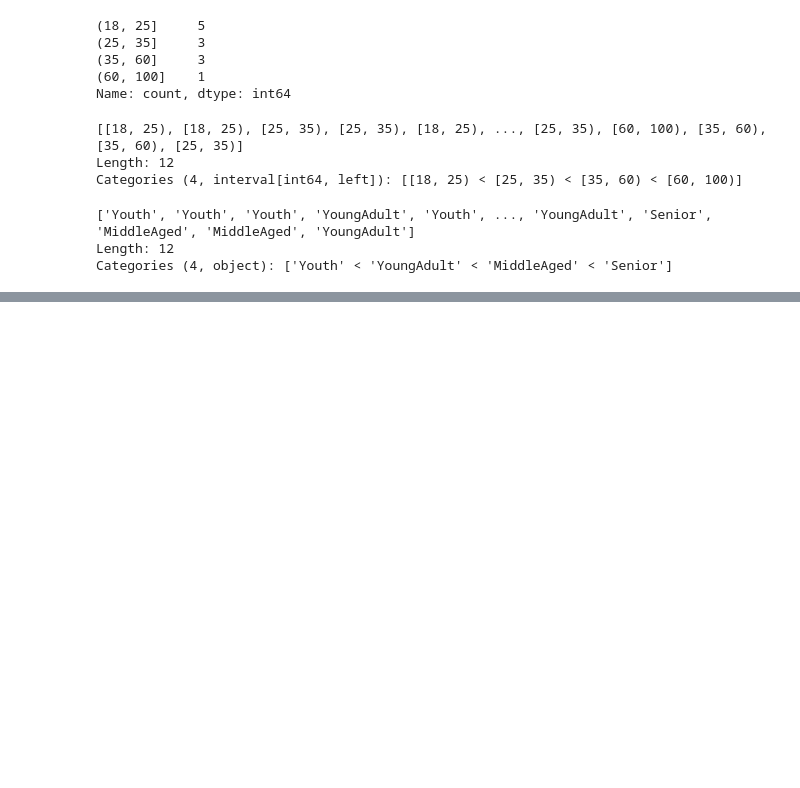
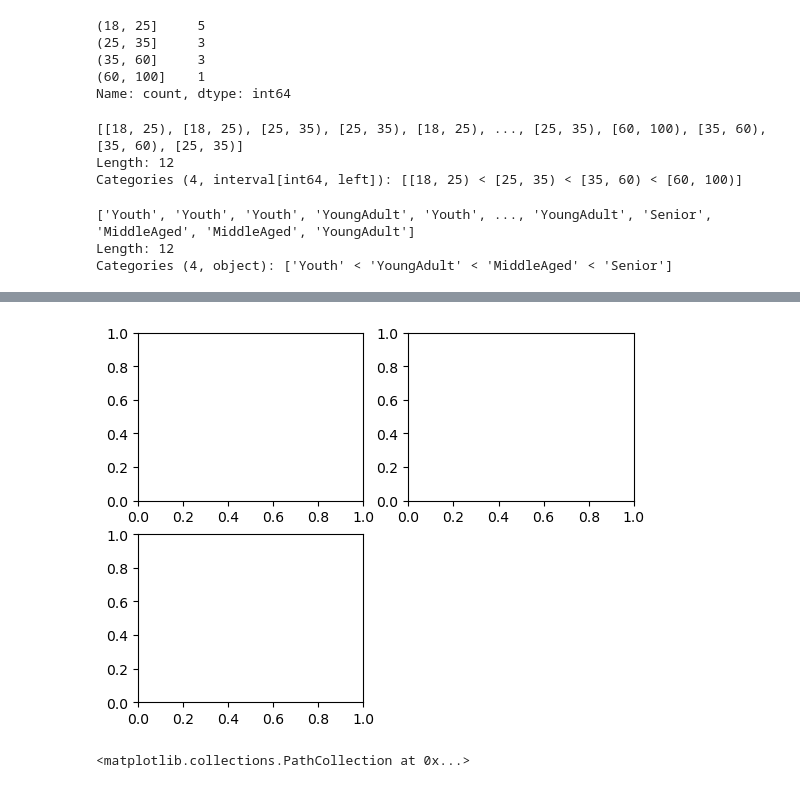
Before and after one commit to EON-DC/myKaggleProjects, a Jupyter notebook: notebooks/books/python_for_data_analysis2.ipynb, the cells around one changed output, grey strips where cells are left out. Cells and saved outputs as stored; diff of their text form; code cells hidden in the pictures; blank space fills up the shorter version.

```diff
--- a/notebooks/books/python_for_data_analysis2.ipynb
+++ b/notebooks/books/python_for_data_analysis2.ipynb
@@ -208,0 +2133,10 @@ data= np.random.uniform(size=20)
+# %%
+fig
+# %% [output]
+[figure, added]
+# %%
+ax3.plot(np.random.standard_normal(200).cumsum(), color="red", linestyle="dashed")
+ax1.hist(np.random.standard_normal(200), bins=20, color="black", alpha=0.3)
+ax2.scatter(np.arange(30), np.arange(30) + 3 * np.random.standard_normal(30))
+# %% [output]
+<matplotlib.collections.PathCollection at 0x...>
```
Also changed, not shown: parts of 231 cells of this notebook, 7 other files.
